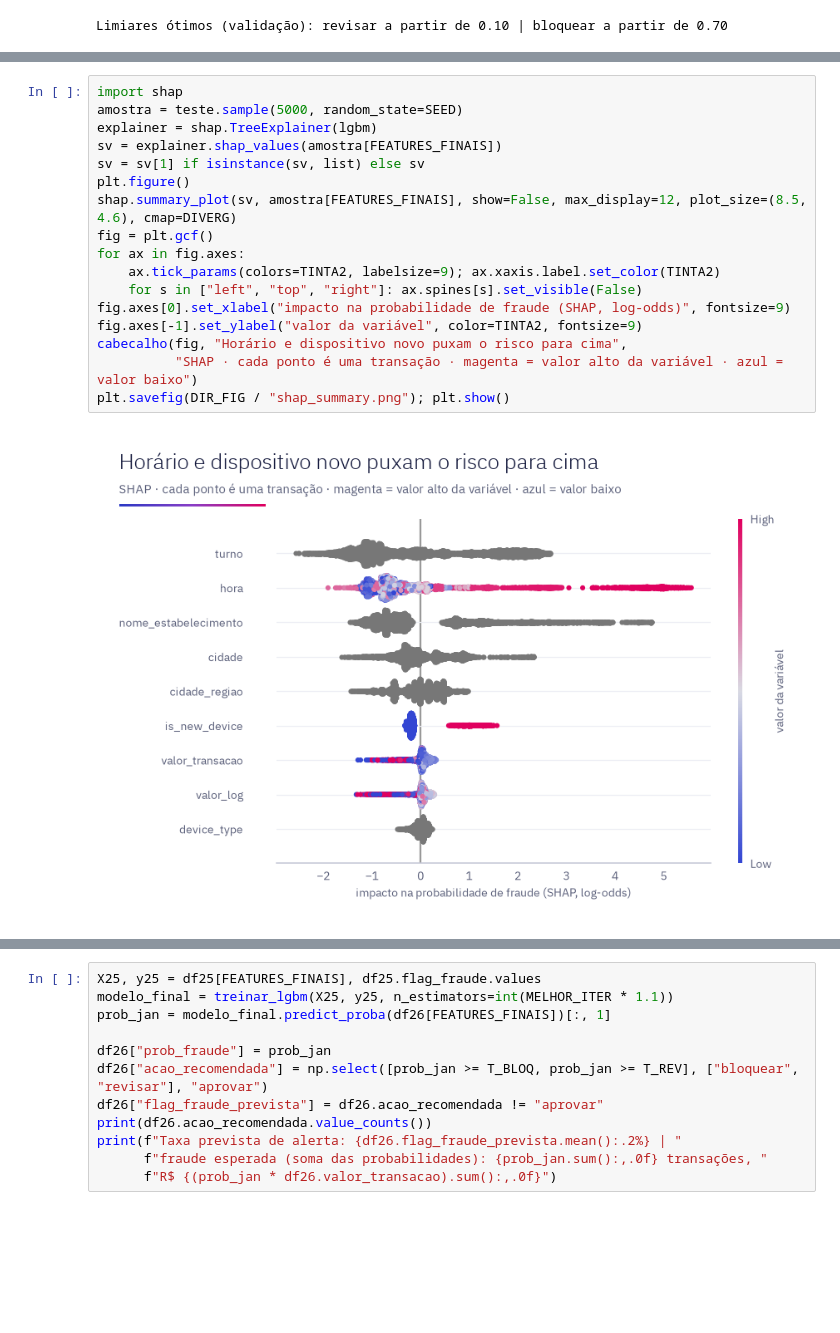
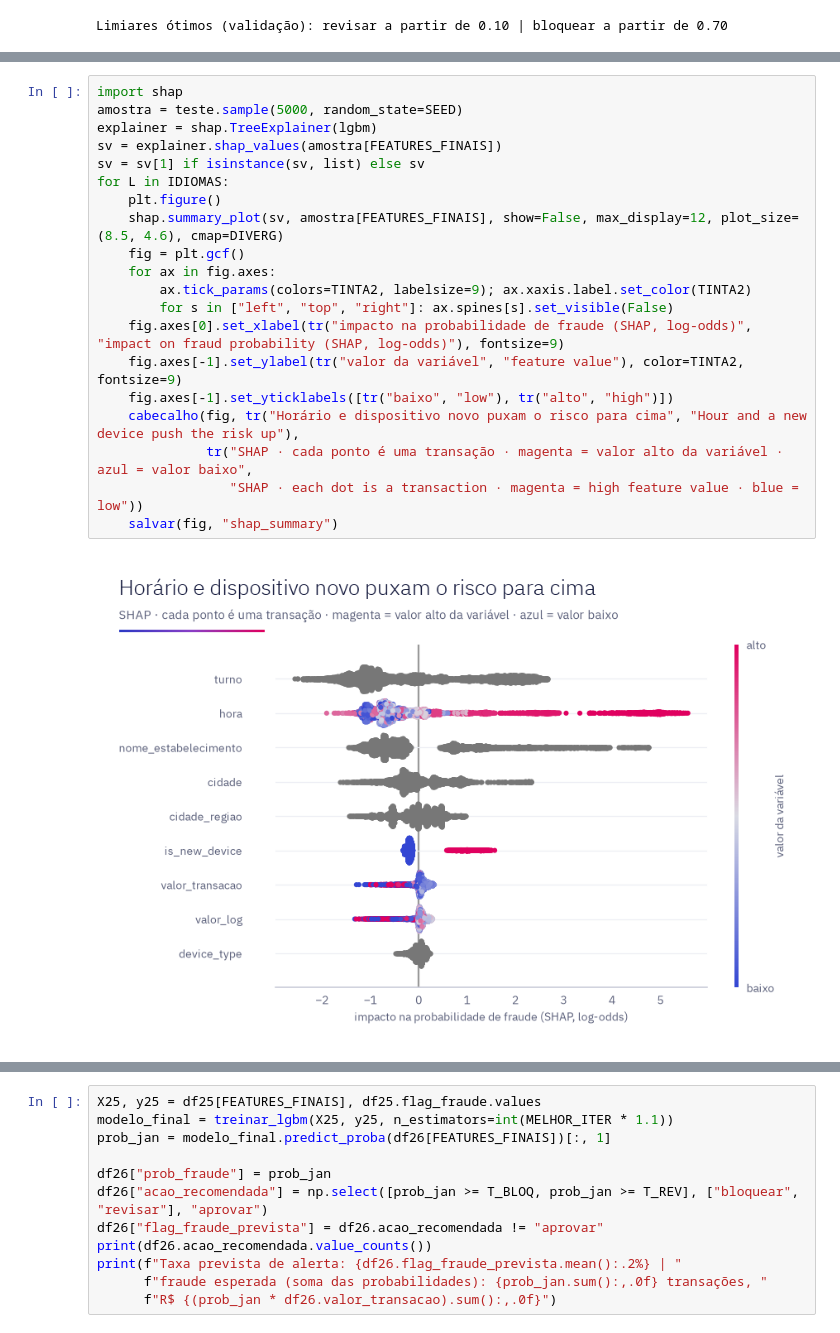
Before and after one commit to Isabel-Valentim/Fraud-Auto-ML, a Jupyter notebook: case_fraude.ipynb, the cells around one changed output, grey strips where cells are left out. Saved outputs shown, nothing was run; the diff lists cells and outputs as text; blank space fills up the shorter version.

```diff
--- a/case_fraude.ipynb
+++ b/case_fraude.ipynb
@@ -1056,20 +1270,23 @@ Economia líquida em dezembro: R$ 42,351 (58% do custo sem modelo)
 # %%
 import shap
 amostra = teste.sample(5000, random_state=SEED)
 explainer = shap.TreeExplainer(lgbm)
 sv = explainer.shap_values(amostra[FEATURES_FINAIS])
 sv = sv[1] if isinstance(sv, list) else sv
-plt.figure()
-shap.summary_plot(sv, amostra[FEATURES_FINAIS], show=False, max_display=12, plot_size=(8.5, 4.6), cmap=DIVERG)
-fig = plt.gcf()
-for ax in fig.axes:
-    ax.tick_params(colors=TINTA2, labelsize=9); ax.xaxis.label.set_color(TINTA2)
-    for s in ["left", "top", "right"]: ax.spines[s].set_visible(False)
-fig.axes[0].set_xlabel("impacto na probabilidade de fraude (SHAP, log-odds)", fontsize=9)
-fig.axes[-1].set_ylabel("valor da variável", color=TINTA2, fontsize=9)
-cabecalho(fig, "Horário e dispositivo novo puxam o risco para cima",
-          "SHAP · cada ponto é uma transação · magenta = valor alto da variável · azul = valor baixo")
-plt.savefig(DIR_FIG / "shap_summary.png"); plt.show()
+for L in IDIOMAS:
+    plt.figure()
+    shap.summary_plot(sv, amostra[FEATURES_FINAIS], show=False, max_display=12, plot_size=(8.5, 4.6), cmap=DIVERG)
+    fig = plt.gcf()
+    for ax in fig.axes:
+        ax.tick_params(colors=TINTA2, labelsize=9); ax.xaxis.label.set_color(TINTA2)
+        for s in ["left", "top", "right"]: ax.spines[s].set_visible(False)
+    fig.axes[0].set_xlabel(tr("impacto na probabilidade de fraude (SHAP, log-odds)", "impact on fraud probability (SHAP, log-odds)"), fontsize=9)
+    fig.axes[-1].set_ylabel(tr("valor da variável", "feature value"), color=TINTA2, fontsize=9)
+    fig.axes[-1].set_yticklabels([tr("baixo", "low"), tr("alto", "high")])
+    cabecalho(fig, tr("Horário e dispositivo novo puxam o risco para cima", "Hour and a new device push the risk up"),
+              tr("SHAP · cada ponto é uma transação · magenta = valor alto da variável · azul = valor baixo",
+                 "SHAP · each dot is a transaction · magenta = high feature value · blue = low"))
+    salvar(fig, "shap_summary")
 # %% [output]
-[figure, old version]
+[figure, new version]
 # %% [markdown]
```
Also changed, not shown: parts of 43 cells of this notebook, 34 other files.
